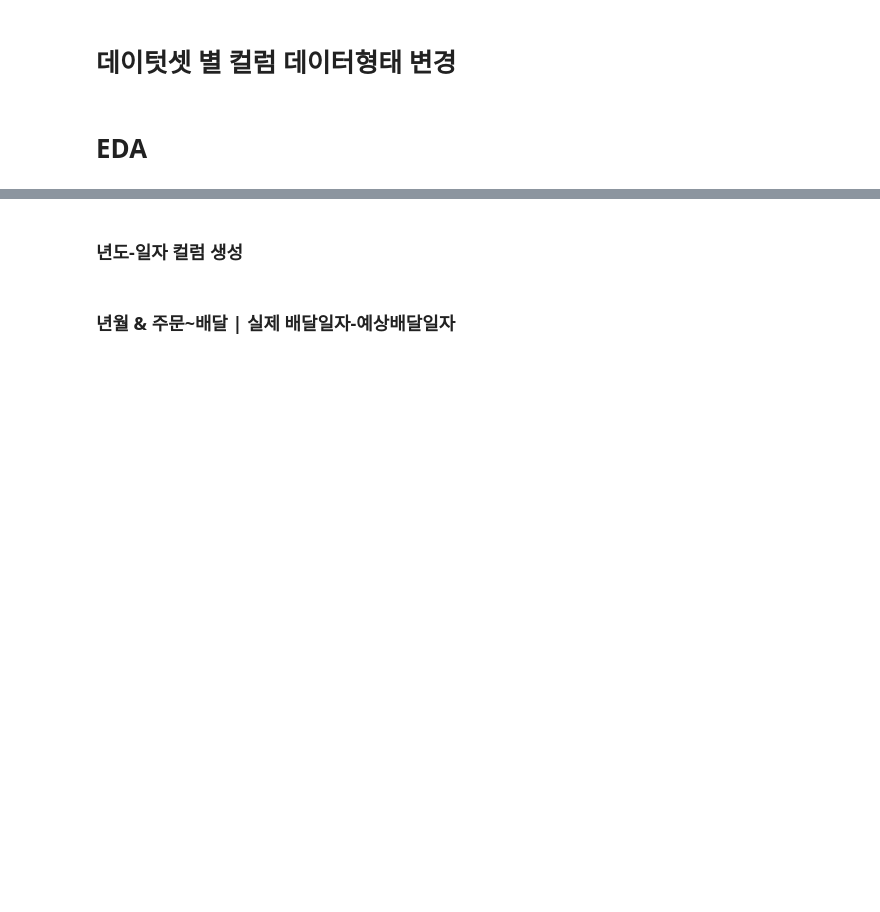
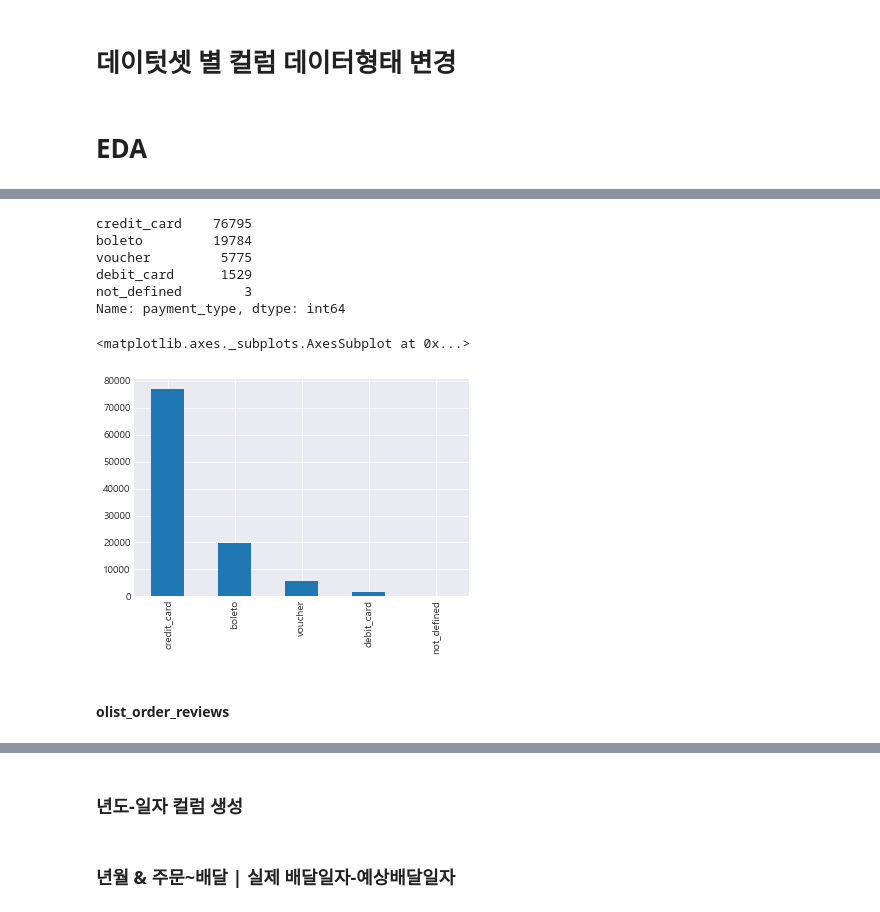
Before and after one commit to changyong93/project_Brazilian-E-Commerce-Public-Dataset-by-Olist, a Jupyter notebook: Untitled1.ipynb, the cells around one changed output, grey strips where cells are left out. Cells and saved outputs as stored; diff of their text form; code cells hidden in the pictures; blank space fills up the shorter version.

```diff
--- a/Untitled1.ipynb
+++ b/Untitled1.ipynb
@@ -96,0 +249,14 @@ olist_order_reviews[column_list] = olist_order_reviews[column_list].apply(pd.to_
+# %%
+print(olist_order_payments.payment_type.value_counts())
+olist_order_payments.payment_type.value_counts().plot.bar()
+# %% [output]
+credit_card    76795
+boleto         19784
+voucher         5775
+debit_card      1529
+not_defined        3
+Name: payment_type, dtype: int64
+<matplotlib.axes._subplots.AxesSubplot at 0x...>
+[figure, added]
+# %% [markdown]
+#### olist_order_reviews
```
Also changed, not shown: parts of 101 cells of this notebook, 1 other file.
